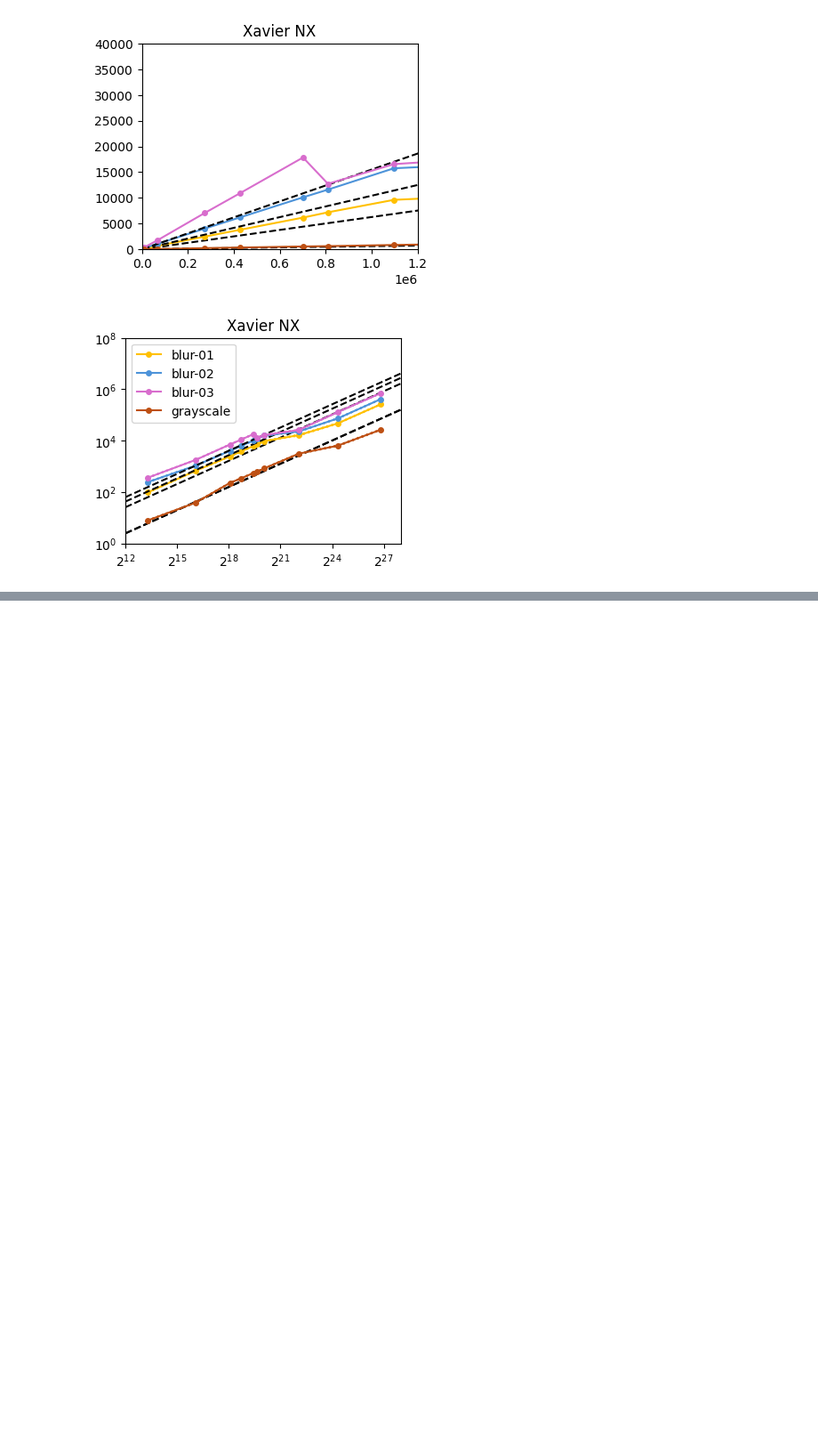
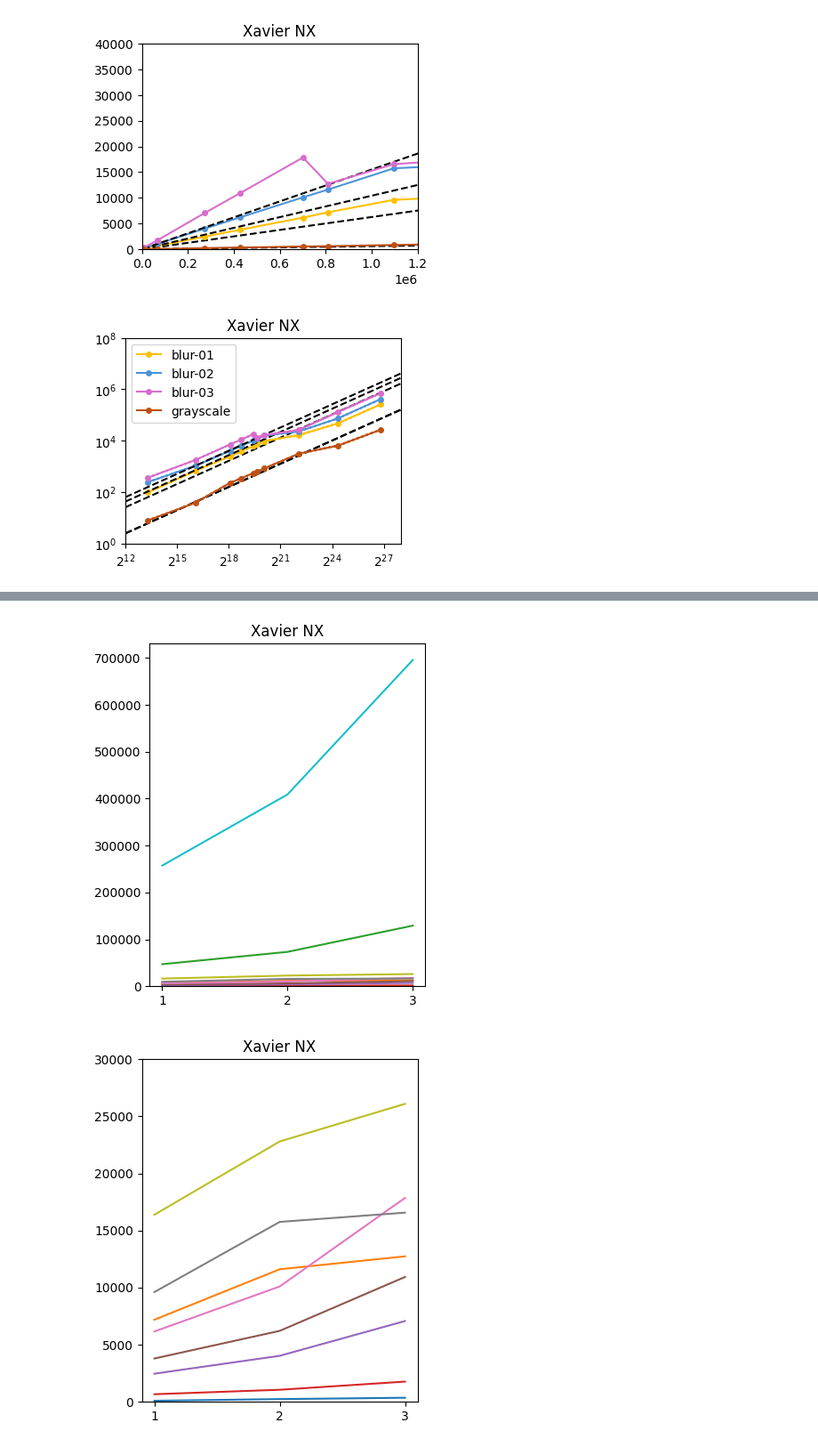
Before and after one commit to sbutz/parallel-programming, a Jupyter notebook: 000_johannes/01_abgabe/analysis/analysis.ipynb, the cells around one changed output, grey strips where cells are left out. Shown at 89% size. Saved outputs shown, nothing was run; the diff lists cells and outputs as text; code cells hidden in the pictures; blank space fills up the shorter version.

```diff
--- a/000_johannes/01_abgabe/analysis/analysis.ipynb
+++ b/000_johannes/01_abgabe/analysis/analysis.ipynb
@@ -364,3 +364,20 @@ blur-03 0.015515095504089754
 grayscale 0.0006031311255654515
 [figure]
 [figure]
+# %%
+def prepareTablesForScenarioMarginAnalysis(device, dd):
+    dd = dd[dd['scenario_id'].isin(['blur-01', 'blur-02', 'blur-03'])]
+    dd = dd[['image', 'scenario_id', 'pixels', 'Exec Time (avg.)']]
+    dd.insert(1, 'margin', dd['scenario_id'].apply(lambda s: int(s[-1])))
+    dd.drop('scenario_id', inplace=True, axis=1)
+    dd2 = dd.copy()
+
+    dd = dd.set_index(['image', 'margin']).unstack(level=1)
+    col = dd[('pixels', 1)]
+    dd = dd.drop(columns='pixels', level=0)
+    dd.insert(0, 'pixels', col)
+    dd.sort_values('pixels', inplace=True)
+    return (dd, dd2)
+
+dd, dd2 = prepareTablesForScenarioMarginAnalysis(XAVIER, dfAll[dfAll['device'] == XAVIER])
+dd
@@ -366,0 +398,40 @@ grayscale 0.0006031311255654515
+# %%
+def createScenarioMarginFigures(device, dd2):
+    fig = plt.figure(figsize=(4,5))
+    for img, g in dd2.groupby('image'):
+        gg = g.sort_values('margin')
+        plt.plot(gg['margin'], gg['Exec Time (avg.)'])
+    xvalues = np.array([1, 2, 3])
+    plt.xticks(ticks=[1,2,3], labels=[1,2,3])
+    plt.ylim(0)
+    plt.title(device)
+    plt.show()
+    if CREATE_SVG:
+        abbrev = {
+            TESLA: 'Tesla',
+            XAVIER: 'Xavier'
+        }
+        fig.savefig(os.path.join(outputDir, f'marginExecTimeScenarios{abbrev[device]}All.svg'), format='svg', bbox_inches='tight')
+
+    fig = plt.figure(figsize=(4,5))
+    for img, g in dd2.groupby('image'):
+        gg = g.sort_values('margin')
+        plt.plot(gg['margin'], gg['Exec Time (avg.)'])
+    xvalues = np.array([1, 2, 3])
+    plt.xticks(ticks=[1,2,3], labels=[1,2,3])
+    plt.ylim(0,30000)
+    plt.title(device)
+    plt.show()
+    if CREATE_SVG:
+        abbrev = {
+            TESLA: 'Tesla',
+            XAVIER: 'Xavier'
+        }
+        fig.savefig(os.path.join(outputDir, f'marginExecTimeScenarios{abbrev[device]}SmallOnly.svg'), format='svg', bbox_inches='tight')
+
+for device, grp in dfAll.groupby('device'):
+    dd, dd2 = prepareTablesForScenarioMarginAnalysis(device, grp)
+    createScenarioMarginFigures(device, dd2)
+# %% [output]
+[figure, added]
+[figure, added]
```
Also changed, not shown: parts of 1 cell of this notebook, 5 other files.
